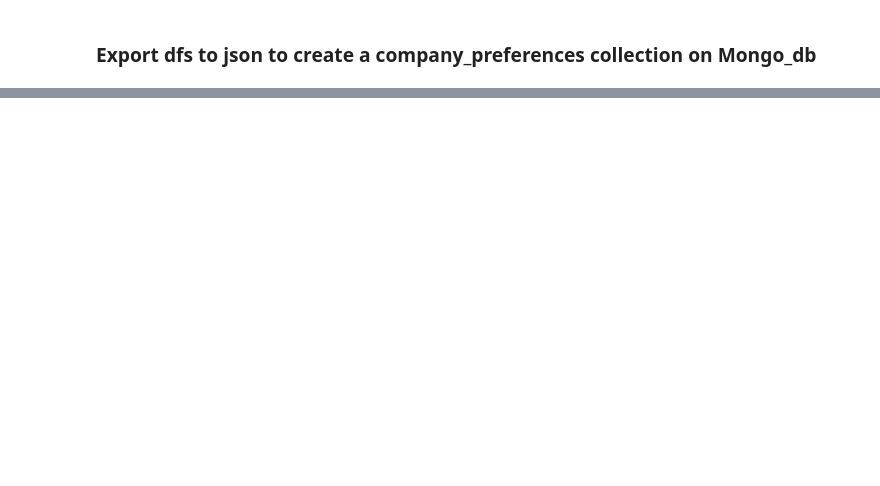
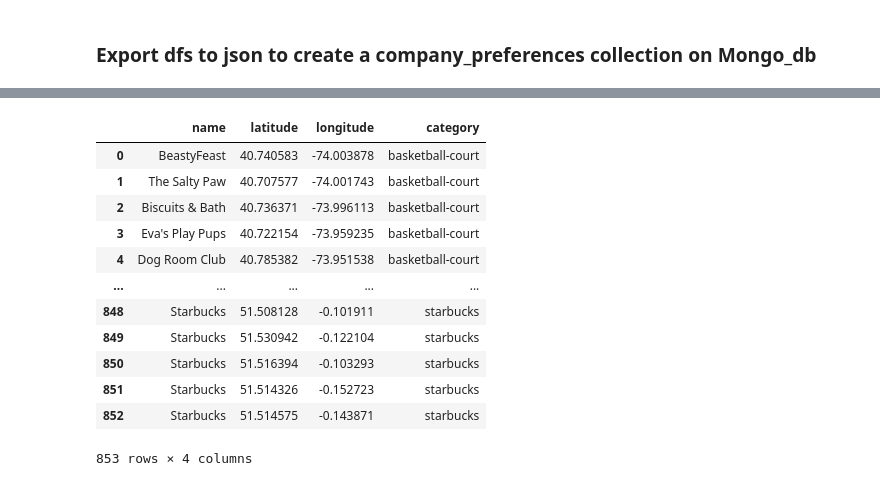
Before and after one commit to danidimarti/project3-geospacial-data, a Jupyter notebook: MongoQuery.ipynb, the cells around one changed output, grey strips where cells are left out. Drawn from its saved outputs; the diff is of its cells as text; code cells hidden in the pictures; blank space fills up the shorter version.

```diff
--- a/MongoQuery.ipynb
+++ b/MongoQuery.ipynb
@@ -607,0 +612,3 @@ ld_pet_df.to_json("json/ld_pet.json", orient="records")
+# %%
+ny_all = pd.concat([ny_pet_df,ny_basket_df,ny_vegan_df,ny_clubs_df,ny_schools_df, ny_starbucks_df], axis=0)
+ny_all.head()
@@ -607,0 +652,28 @@ ld_pet_df.to_json("json/ld_pet.json", orient="records")
+# %%
+def cleanse(df):
+    """
+    Double clean to Ensure that the data is clean and unique (no duplicates)
+    Args:
+        df (df): the dataframe that wants to be cleaned
+    Returns:
+        The dataframe cleaned
+    """
+    df = df.dropna()
+    df.reset_index(drop=True,inplace=True)
+    df.drop_duplicates(inplace=True)
+    return df
+cleanse(team_preferences_df)
+# %% [output]
+|  | name | latitude | longitude | category |
+| 0 | BeastyFeast | 40.740583 | -74.003878 | basketball-court |
+| 1 | The Salty Paw | 40.707577 | -74.001743 | basketball-court |
+| 2 | Biscuits & Bath | 40.736371 | -73.996113 | basketball-court |
+| 3 | Eva's Play Pups | 40.722154 | -73.959235 | basketball-court |
+| 4 | Dog Room Club | 40.785382 | -73.951538 | basketball-court |
+| ... | ... | ... | ... | ... |
+| 848 | Starbucks | 51.508128 | -0.101911 | starbucks |
+| 849 | Starbucks | 51.530942 | -0.122104 | starbucks |
+| 850 | Starbucks | 51.516394 | -0.103293 | starbucks |
+| 851 | Starbucks | 51.514326 | -0.152723 | starbucks |
+| 852 | Starbucks | 51.514575 | -0.143871 | starbucks |
+853 rows × 4 columns
```
Also changed, not shown: parts of 18 cells of this notebook, 28 other files.
